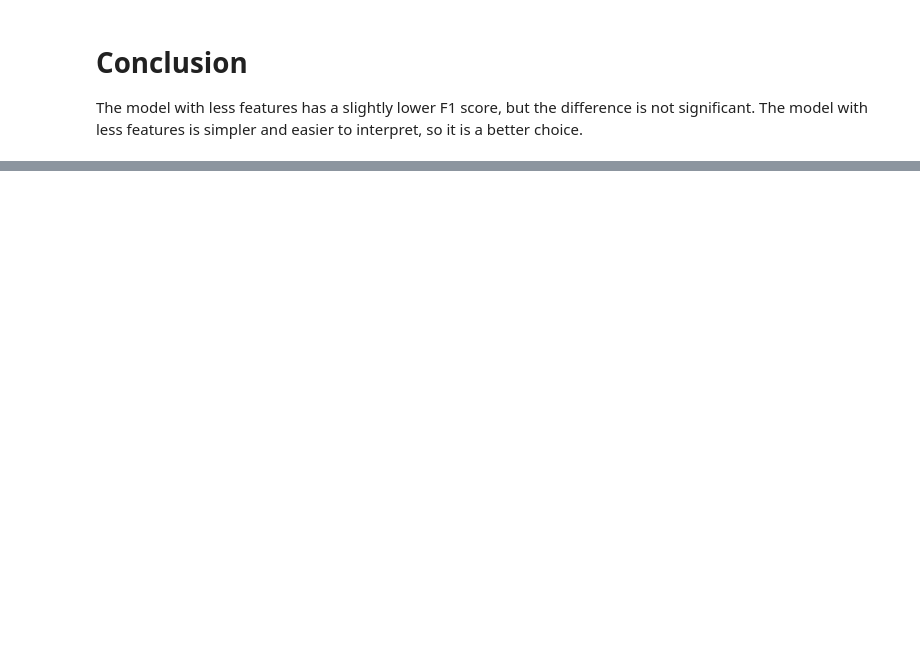
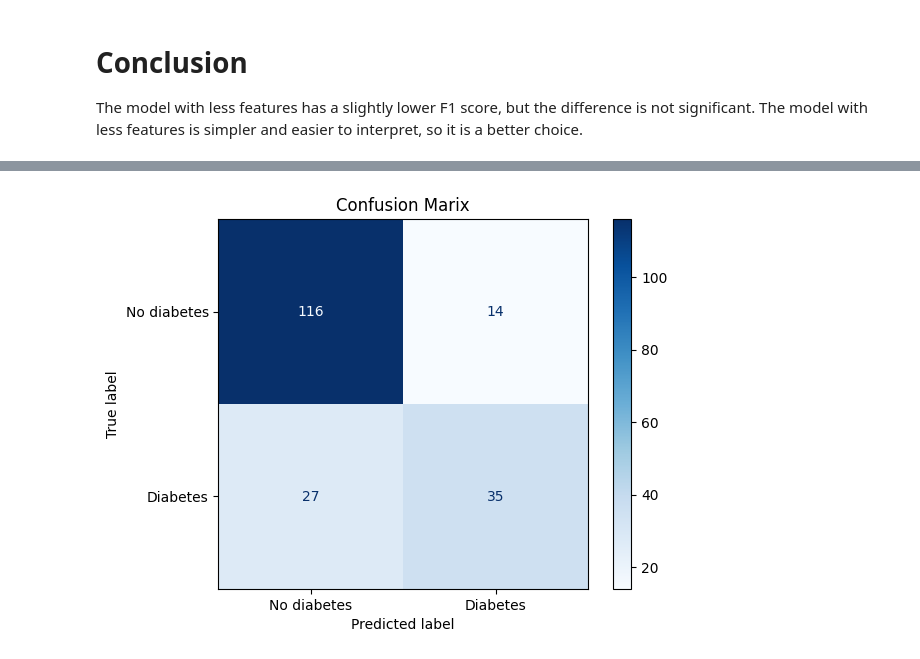
Before and after one commit to Timo4D/MachineLearning-SoSe2024, a Jupyter notebook: final_forest.ipynb, the cells around one changed output, grey strips where cells are left out. Drawn from its saved outputs; the diff is of its cells as text; code cells hidden in the pictures; blank space fills up the shorter version.

```diff
--- a/final_forest.ipynb
+++ b/final_forest.ipynb
@@ -213,3 +213,33 @@ plt.legend(loc=4)
 # %% [markdown]
 # Conclusion
 The model with less features has a slightly lower F1 score, but the difference is not significant. The model with less features is simpler and easier to interpret, so it is a better choice.
+# %%
+from sklearn.feature_selection import RFE
+from sklearn.pipeline import Pipeline
+
+model_tree = RandomForestClassifier(random_state=0)
+rfe = RFE(estimator=model_tree)
+
+pipeline = Pipeline(steps=[('s',rfe), ('m',model_tree)])
+
+param_grid = {
+    's__n_features_to_select': range(2, 8),
+    'm__n_estimators': range(5, 10),
+    'm__max_depth': range(3, 8),
+    'm__min_samples_split': [2, 3, 4, 5],
+    'm__min_samples_leaf': [1, 2, 4, 5]
+}
+
+grid_search_rfe = GridSearchCV(estimator=pipeline, param_grid=param_grid, cv=10, n_jobs=-1, verbose=1, scoring='f1')
+grid_search_rfe.fit(X_train, y_train)
+
+print('Best parameters: ', grid_search_rfe.best_params_)
+print('Best score: ', grid_search_rfe.best_score_)
+best_pipeline = grid_search_rfe.best_estimator_
+y_pred_pipeline = best_pipeline.predict(X_test)
+
+print('F1 score: ', f1_score(y_test, y_pred_pipeline))
+print('Precision: ', precision_score(y_test, y_pred_pipeline))
+print('Recall: ', recall_score(y_test, y_pred_pipeline))
+print('Classification report: \n', classification_report(y_test, y_pred_pipeline))
+print('Confusion matrix: \n', confusion_matrix(y_test, y_pred_pipeline))
@@ -215,0 +266,4 @@ The model with less features has a slightly lower F1 score, but the difference i
+# %%
+plot_confusion_matrix(confusion_matrix(y_test, y_pred_pipeline))
+# %% [output]
+[figure, added]
```
Also changed, not shown: parts of 3 cells of this notebook, 4 other files.
